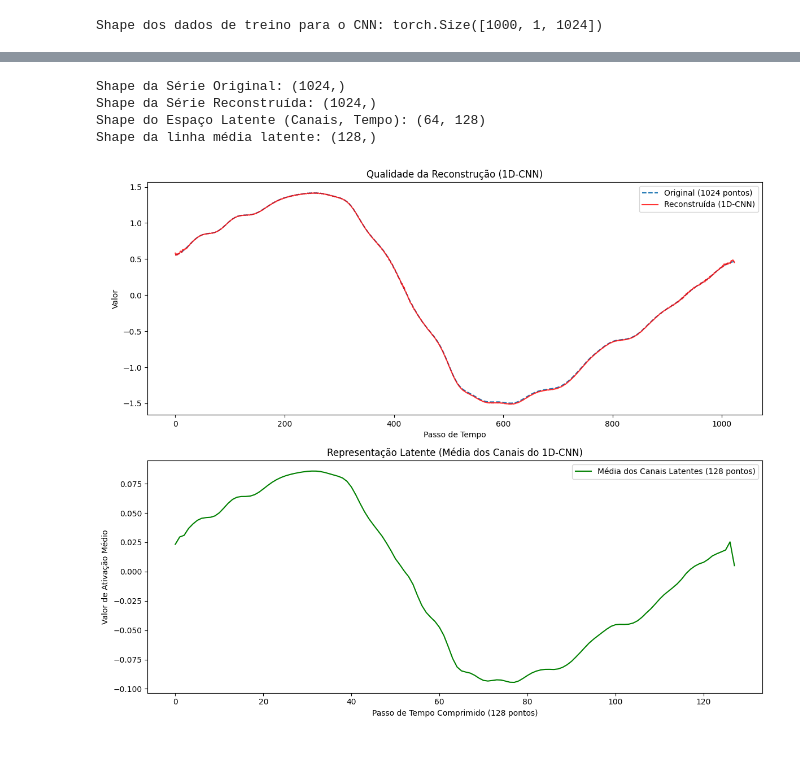
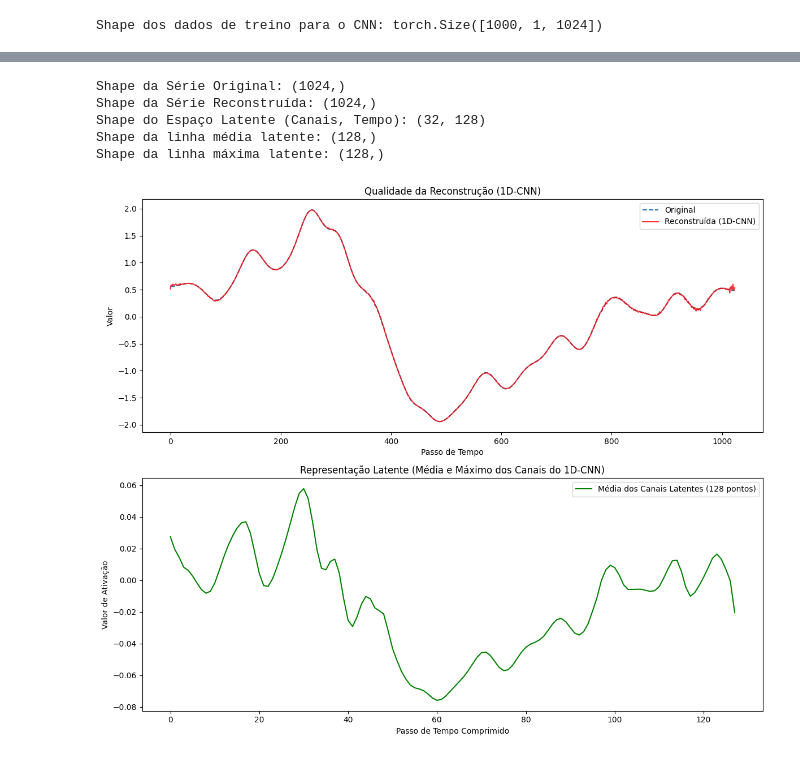
Before and after one commit to MoroFernando/time-series-dimensionality-reduction, a Jupyter notebook: autoencoder.ipynb, the cells around one changed output, grey strips where cells are left out. Cells and saved outputs as stored; diff of their text form; code cells hidden in the pictures.

Commit message:
latente channels

```diff
--- a/autoencoder.ipynb
+++ b/autoencoder.ipynb
@@ -34,11 +34,11 @@ class Autoencoder(nn.Module):
         reconstructed = self.decoder(latent)
         return reconstructed
 # %%
-print("Carregando StarLightCurves...")
+dataset = 'StarLightCurves'
 
-X_train, y_train = load_classification("StarLightCurves", split="train")
+X_train, y_train = load_classification(dataset, split="train")
 
-X_test, y_test = load_classification("StarLightCurves", split="test")
+X_test, y_test = load_classification(dataset, split="test")
 
 
 
@@ -146,21 +145,20 @@ class ConvAutoencoder(nn.Module):
         # Encoder (Comprime a dimensão do tempo)
         self.encoder = nn.Sequential(
             # Entrada: [B, 1, 1024] (B=Batch, C=Canais/Features, L=Comprimento)
-            nn.Conv1d(in_channels=1, out_channels=16, kernel_size=7, stride=2, padding=3), # -> [B, 16, 512]
+            nn.Conv1d(in_channels=1, out_channels=8, kernel_size=7, stride=2, padding=3),
             nn.ReLU(),
-            nn.Conv1d(16, 32, kernel_size=7, stride=2, padding=3), # -> [B, 32, 256]
+            nn.Conv1d(8, 16, kernel_size=7, stride=2, padding=3),
             nn.ReLU(),
-            nn.Conv1d(32, 64, kernel_size=7, stride=2, padding=3)  # -> [B, 64, 128]
+            nn.Conv1d(16, 32, kernel_size=7, stride=2, padding=3)
         )
 
         # Decoder (Expande a dimensão do tempo)
         self.decoder = nn.Sequential(
-            # Entrada: [B, 64, 128]
-            nn.ConvTranspose1d(64, 32, kernel_size=7, stride=2, padding=3, output_padding=1), # -> [B, 32, 256]
+            nn.ConvTranspose1d(32, 16, kernel_size=7, stride=2, padding=3, output_padding=1),
             nn.ReLU(),
-            nn.ConvTranspose1d(32, 16, kernel_size=7, stride=2, padding=3, output_padding=1), # -> [B, 16, 512]
+            nn.ConvTranspose1d(16, 8, kernel_size=7, stride=2, padding=3, output_padding=1),
             nn.ReLU(),
-            nn.ConvTranspose1d(16, 1, kernel_size=7, stride=2, padding=3, output_padding=1)   # -> [B, 1, 1024]
+            nn.ConvTranspose1d(8, 1, kernel_size=7, stride=2, padding=3, output_padding=1)
         )
 
     def encode(self, x):
@@ -169,6 +167,13 @@ class ConvAutoencoder(nn.Module):
     def forward(self, x):
         latent = self.encoder(x)
         reconstructed = self.decoder(latent)
+
+        # Ajuste de tamanho para garantir que a saída tenha o mesmo comprimento da entrada
+        if reconstructed.shape[-1] > x.shape[-1]:
+            reconstructed = reconstructed[..., :x.shape[-1]]
+        elif reconstructed.shape[-1] < x.shape[-1]:
+            pad = x.shape[-1] - reconstructed.shape[-1]
+            reconstructed = nn.functional.pad(reconstructed, (0, pad))
         return reconstructed
 # %%
 model_cnn = ConvAutoencoder()
@@ -215,8 +224,8 @@ Treinamento 1D-CNN concluído!
 model_cnn.eval()
 
 with torch.no_grad():
-    # 2. Pegar a amostra de teste (índice 20)
-    original_sample_cnn = X_test_cnn_tensor[20:21] # Shape: [1, 1, 1024]
+    # 2. Pegar a amostra de teste (índice 22)
+    original_sample_cnn = X_test_cnn_tensor[22:23] # Shape: [1, 1, 1024]
 
     # 3. Obter a Versão Latente (Codificada)
     latent_data_cnn = model_cnn.encode(original_sample_cnn) # Shape: [1, 64, 128]
@@ -233,36 +242,43 @@ print(f"Shape da Série Original: {original_to_plot.shape}")
 print(f"Shape da Série Reconstruída: {reconstructed_to_plot.shape}")
 print(f"Shape do Espaço Latente (Canais, Tempo): {latent_to_plot.shape}")
 
 # 6. Plotar tudo
 fig, (ax1, ax2) = plt.subplots(2, 1, figsize=(12, 10))
 
 # --- Gráfico 1: Original vs. Reconstruída (1D-CNN) ---
-ax1.plot(original_to_plot, label='Original (1024 pontos)', linestyle='--')
+ax1.plot(original_to_plot, label='Original', linestyle='--')
 ax1.plot(reconstructed_to_plot, label='Reconstruída (1D-CNN)', color='red', alpha=0.8)
 ax1.legend()
 ax1.set_title('Qualidade da Reconstrução (1D-CNN)')
 ax1.set_xlabel('Passo de Tempo')
 ax1.set_ylabel('Valor')
 
 # --- Gráfico 2: A Representação Latente (1D-CNN) como LINHA ---
 
 # Calcular a média ao longo dos 64 canais (axis=0) para obter uma linha [128]
 latent_mean_line = latent_to_plot.mean(axis=0)
+latent_max_line = latent_to_plot.max(axis=0)  # NOVO: máximo dos canais
+
 print(f"Shape da linha média latente: {latent_mean_line.shape}")
+print(f"Shape da linha máxima latente: {latent_max_line.shape}")
 
 ax2.plot(latent_mean_line,
          label=f'Média dos Canais Latentes ({latent_mean_line.shape[0]} pontos)',
          color='green')
+# ax2.plot(latent_max_line,
+#          label=f'Máximo dos Canais Latentes ({latent_max_line.shape[0]} pontos)',
+#          color='orange', linestyle='--')
 ax2.legend()
-ax2.set_title('Representação Latente (Média dos Canais do 1D-CNN)')
-ax2.set_xlabel('Passo de Tempo Comprimido (128 pontos)')
-ax2.set_ylabel('Valor de Ativação Médio')
+ax2.set_title('Representação Latente (Média e Máximo dos Canais do 1D-CNN)')
+ax2.set_xlabel('Passo de Tempo Comprimido')
+ax2.set_ylabel('Valor de Ativação')
 
 plt.tight_layout()
 plt.show()
 # %% [output]
 Shape da Série Original: (1024,)
 Shape da Série Reconstruída: (1024,)
-Shape do Espaço Latente (Canais, Tempo): (64, 128)
+Shape do Espaço Latente (Canais, Tempo): (32, 128)
 Shape da linha média latente: (128,)
+Shape da linha máxima latente: (128,)
-[figure, old version]
+[figure, new version]
```
Also changed, not shown: parts of 7 cells of this notebook.
